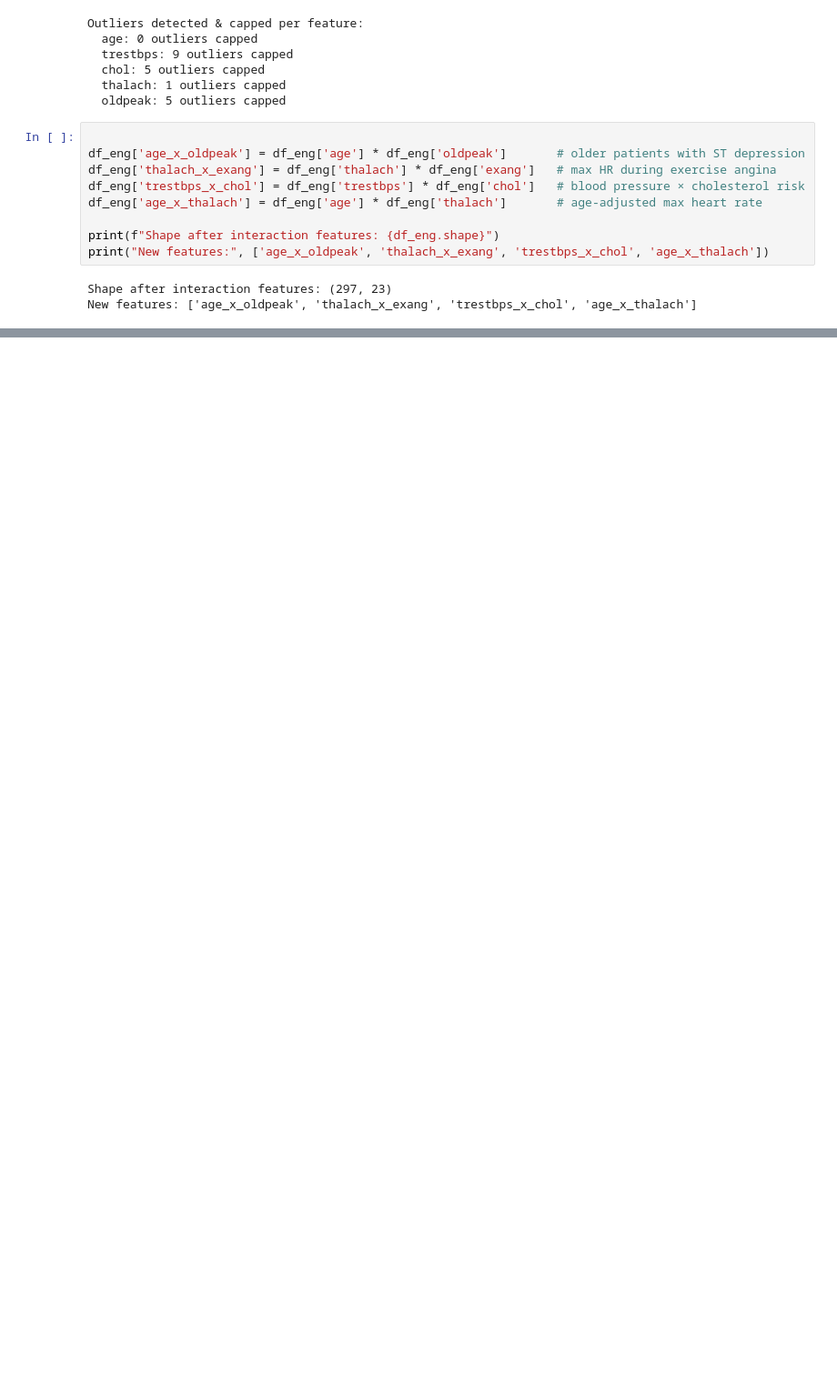
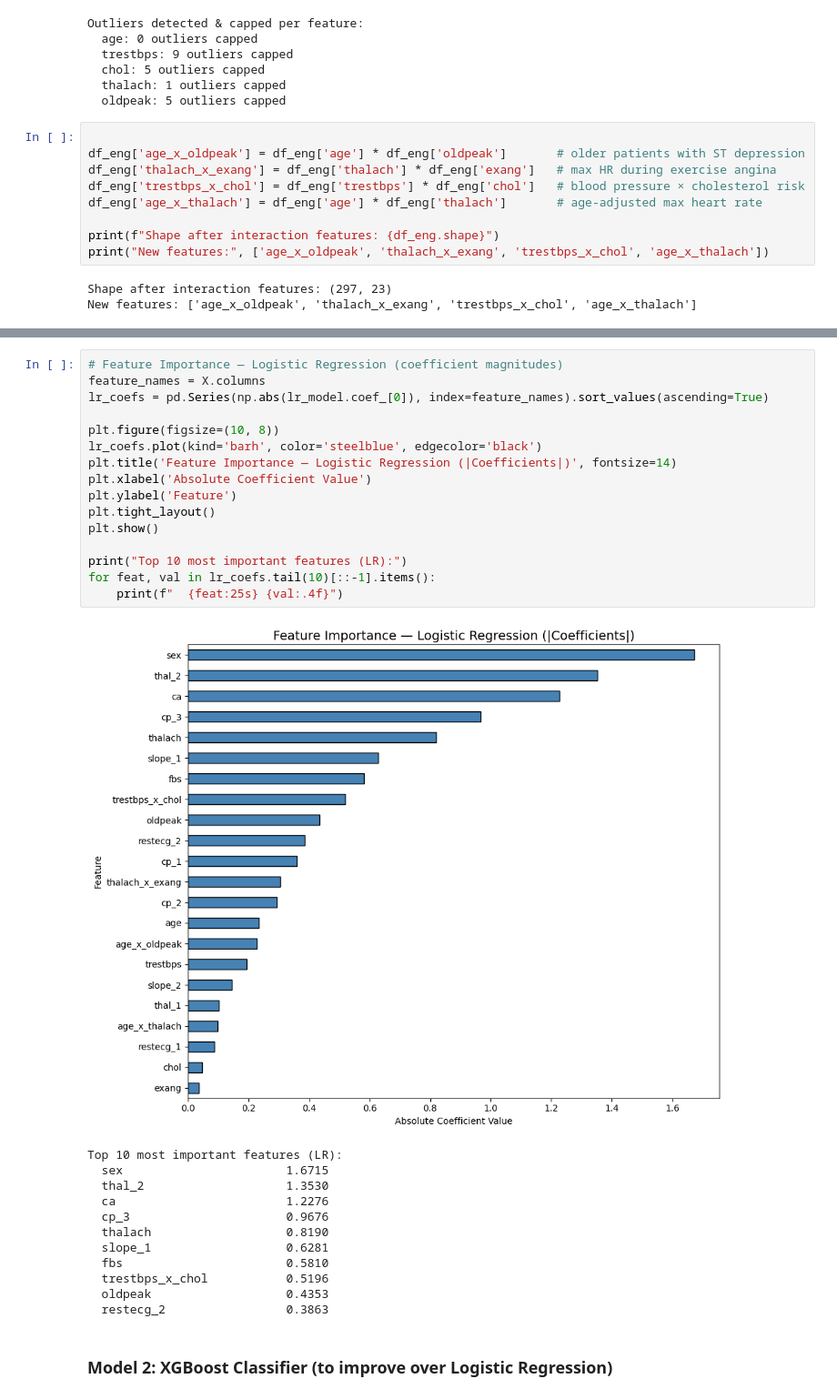
Before and after one commit to Chandramuhilan/Akaike-ML-Challenge-Problem-A, a Jupyter notebook: notebooks/solutions.ipynb, the cells around one changed output, grey strips where cells are left out. Shown at 91% size. Saved outputs shown, nothing was run; the diff lists cells and outputs as text; blank space fills up the shorter version.

```diff
--- a/notebooks/solutions.ipynb
+++ b/notebooks/solutions.ipynb
@@ -269,0 +436,31 @@ Name: count, dtype: int64
+# %%
+# Feature Importance — Logistic Regression (coefficient magnitudes)
+feature_names = X.columns
+lr_coefs = pd.Series(np.abs(lr_model.coef_[0]), index=feature_names).sort_values(ascending=True)
+
+plt.figure(figsize=(10, 8))
+lr_coefs.plot(kind='barh', color='steelblue', edgecolor='black')
+plt.title('Feature Importance — Logistic Regression (|Coefficients|)', fontsize=14)
+plt.xlabel('Absolute Coefficient Value')
+plt.ylabel('Feature')
+plt.tight_layout()
+plt.show()
+
+print("Top 10 most important features (LR):")
+for feat, val in lr_coefs.tail(10)[::-1].items():
+    print(f"  {feat:25s} {val:.4f}")
+# %% [output]
+[figure, added]
+Top 10 most important features (LR):
+  sex                       1.6715
+  thal_2                    1.3530
+  ca                        1.2276
+  cp_3                      0.9676
+  thalach                   0.8190
+  slope_1                   0.6281
+  fbs                       0.5810
+  trestbps_x_chol           0.5196
+  oldpeak                   0.4353
+  restecg_2                 0.3863
+# %% [markdown]
+### Model 2: XGBoost Classifier (to improve over Logistic Regression)
```
Also changed, not shown: parts of 21 cells of this notebook, 6 other files.
